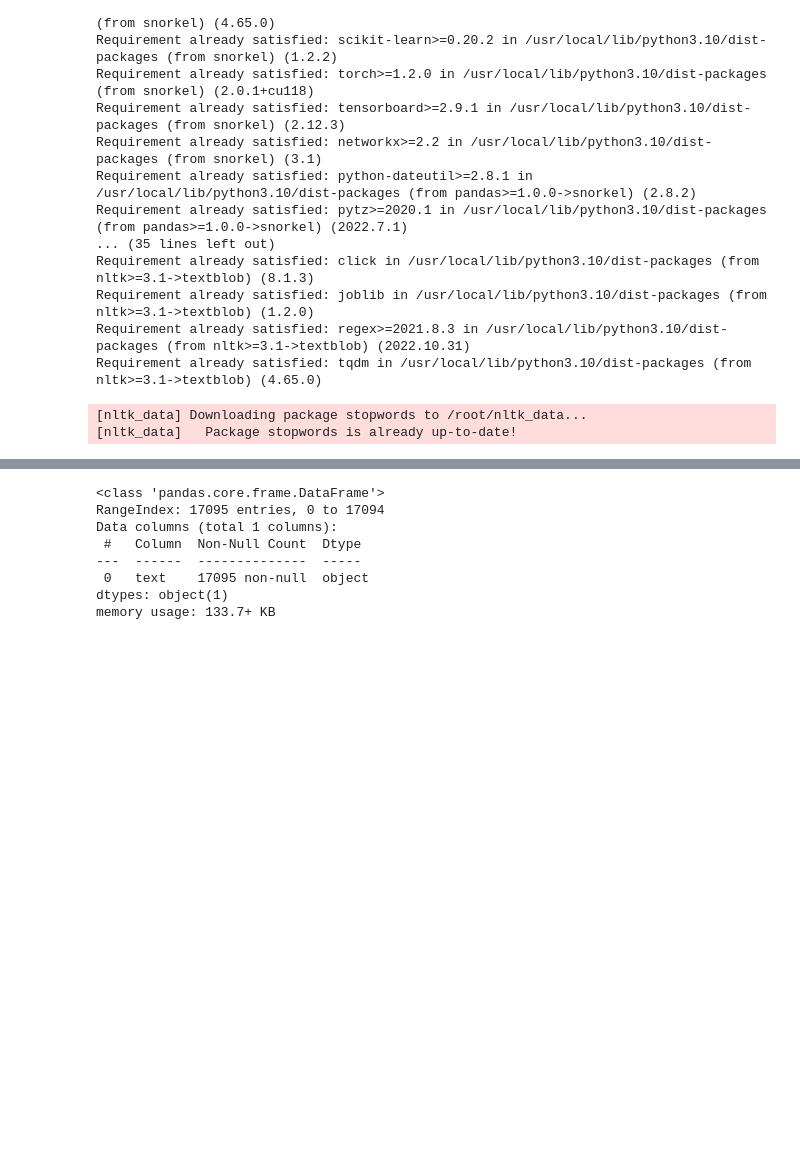
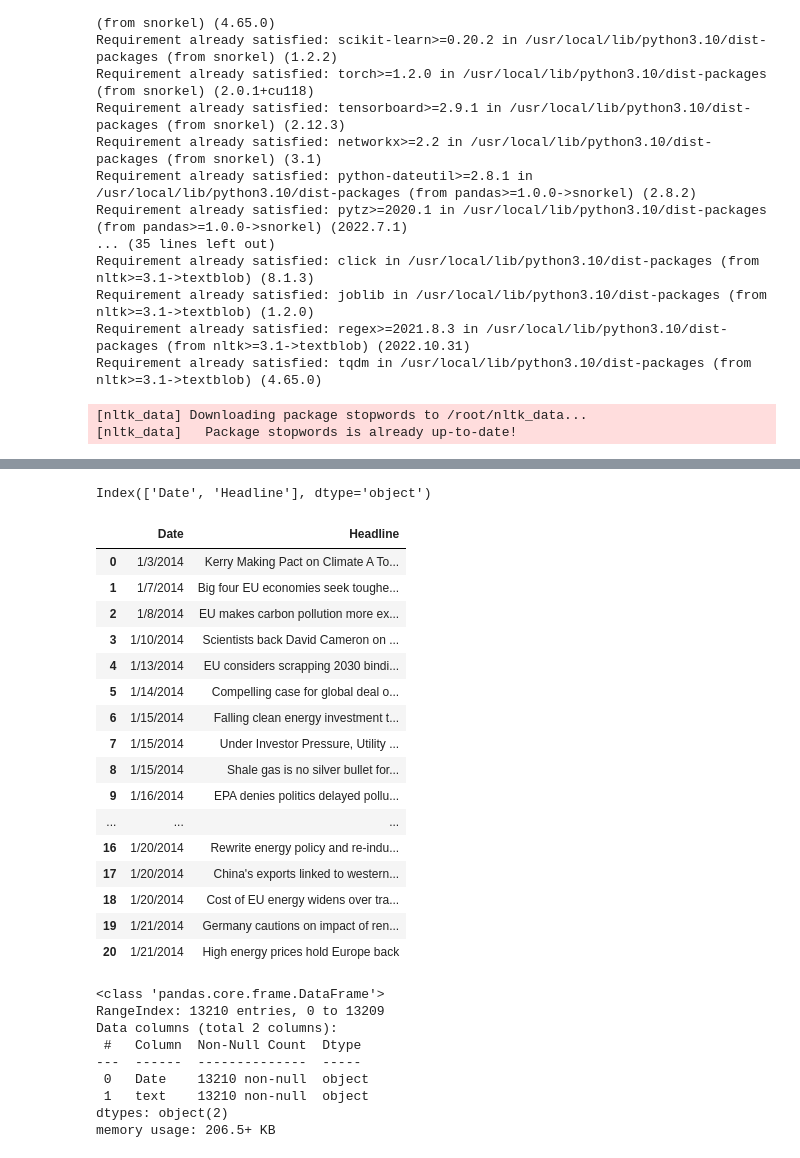
Before and after one commit to allisonlinn/CSUREMM, a Jupyter notebook: Copy_of_Medium_Try1_(logistic,_climate).ipynb, the cells around one changed output, grey strips where cells are left out. Drawn from its saved outputs; the diff is of its cells as text; code cells hidden in the pictures; blank space fills up the shorter version.

```diff
--- a/Copy_of_Medium_Try1_(logistic,_climate).ipynb
+++ b/Copy_of_Medium_Try1_(logistic,_climate).ipynb
@@ -68,19 +62,43 @@ Saving Sheet1.xlsx - Sheet1.csv to Sheet1.xlsx - Sheet1.csv
+# %%
+df = pd.read_csv('newcorrect.csv')
+
+column_names = df.columns
+print(column_names)
+# %% [output]
+Index(['Date', 'Headline'], dtype='object')
+# %%
+df.head(21)
+# %% [output]
+|  | Date | Headline |
+| 0 | 1/3/2014 | Kerry Making Pact on Climate A To... |
+| 1 | 1/7/2014 | Big four EU economies seek toughe... |
+| 2 | 1/8/2014 | EU makes carbon pollution more ex... |
+| 3 | 1/10/2014 | Scientists back David Cameron on ... |
+| 4 | 1/13/2014 | EU considers scrapping 2030 bindi... |
+| 5 | 1/14/2014 | Compelling case for global deal o... |
+| 6 | 1/15/2014 | Falling clean energy investment t... |
+| 7 | 1/15/2014 | Under Investor Pressure, Utility ... |
+| 8 | 1/15/2014 | Shale gas is no silver bullet for... |
+| 9 | 1/16/2014 | EPA denies politics delayed pollu... |
+| ... | ... | ... |
+| 16 | 1/20/2014 | Rewrite energy policy and re-indu... |
+| 17 | 1/20/2014 | China's exports linked to western... |
+| 18 | 1/20/2014 | Cost of EU energy widens over tra... |
+| 19 | 1/21/2014 | Germany cautions on impact of ren... |
+| 20 | 1/21/2014 | High energy prices hold Europe back |
 # %%
-# to df
-df = pd.read_csv(io.BytesIO(uploaded['Sheet1.xlsx - Sheet1.csv']))
-
 #cleaning
-df = df.drop(['publish_date'], axis=1)
-df = df.rename(columns = {'headline_text': 'text'})
+df = df.rename(columns = {'Headline': 'text'})
 df['text'] = df['text'].astype(str)
 
 df.info()
 # %% [output]
 <class 'pandas.core.frame.DataFrame'>
-RangeIndex: 17095 entries, 0 to 17094
-Data columns (total 1 columns):
+RangeIndex: 13210 entries, 0 to 13209
+Data columns (total 2 columns):
  #   Column  Non-Null Count  Dtype
 ---  ------  --------------  -----
- 0   text    17095 non-null  object
-dtypes: object(1)
-memory usage: 133.7+ KB
+ 0   Date    13210 non-null  object
+ 1   text    13210 non-null  object
+dtypes: object(2)
+memory usage: 206.5+ KB
```
Also changed, not shown: parts of 9 cells of this notebook.
